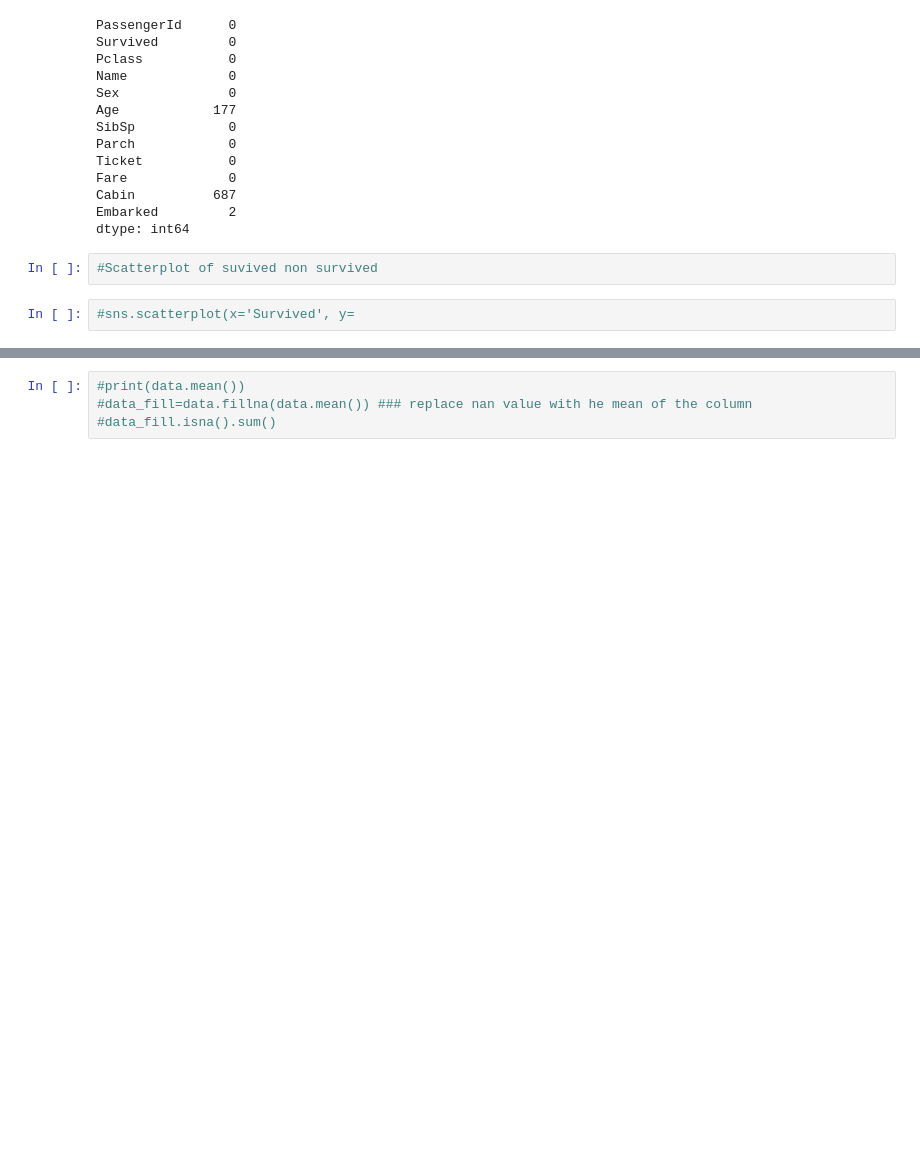
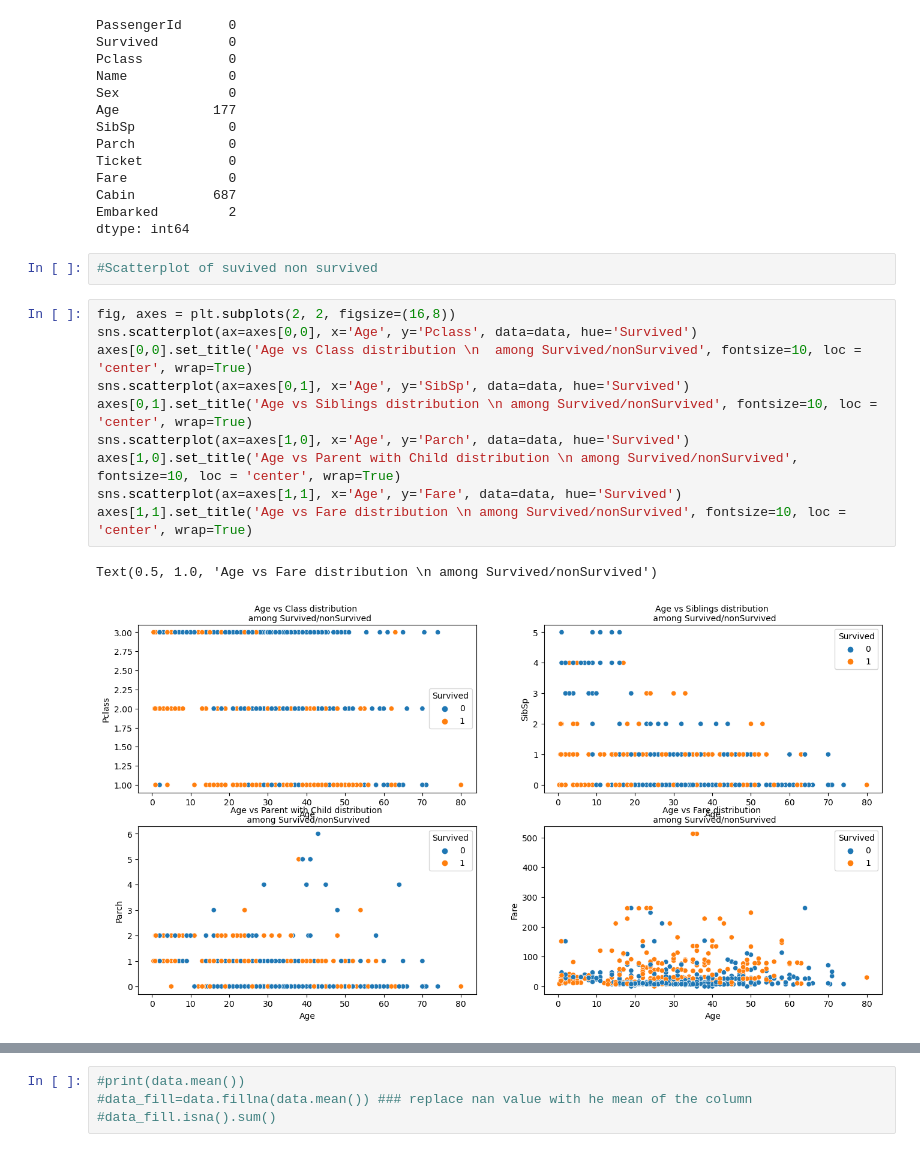
Before and after one commit to AyBa48/my_test_project, a Jupyter notebook: classification_machine.ipynb, the cells around one changed output, grey strips where cells are left out. Drawn from its saved outputs; the diff is of its cells as text; blank space fills up the shorter version.

```diff
--- a/classification_machine.ipynb
+++ b/classification_machine.ipynb
@@ -104,4 +100,15 @@ dtype: int64
 # %%
 #Scatterplot of suvived non survived
 # %%
-#sns.scatterplot(x='Survived', y=
+fig, axes = plt.subplots(2, 2, figsize=(16,8))
+sns.scatterplot(ax=axes[0,0], x='Age', y='Pclass', data=data, hue='Survived')
+axes[0,0].set_title('Age vs Class distribution \n  among Survived/nonSurvived', fontsize=10, loc = 'center', wrap=True)
+sns.scatterplot(ax=axes[0,1], x='Age', y='SibSp', data=data, hue='Survived')
+axes[0,1].set_title('Age vs Siblings distribution \n among Survived/nonSurvived', fontsize=10, loc = 'center', wrap=True)
+sns.scatterplot(ax=axes[1,0], x='Age', y='Parch', data=data, hue='Survived')
+axes[1,0].set_title('Age vs Parent with Child distribution \n among Survived/nonSurvived', fontsize=10, loc = 'center', wrap=True)
+sns.scatterplot(ax=axes[1,1], x='Age', y='Fare', data=data, hue='Survived')
+axes[1,1].set_title('Age vs Fare distribution \n among Survived/nonSurvived', fontsize=10, loc = 'center', wrap=True)
+# %% [output]
+Text(0.5, 1.0, 'Age vs Fare distribution \n among Survived/nonSurvived')
+[figure, added]
```
Also changed, not shown: parts of 108 cells of this notebook, 1 other file.
